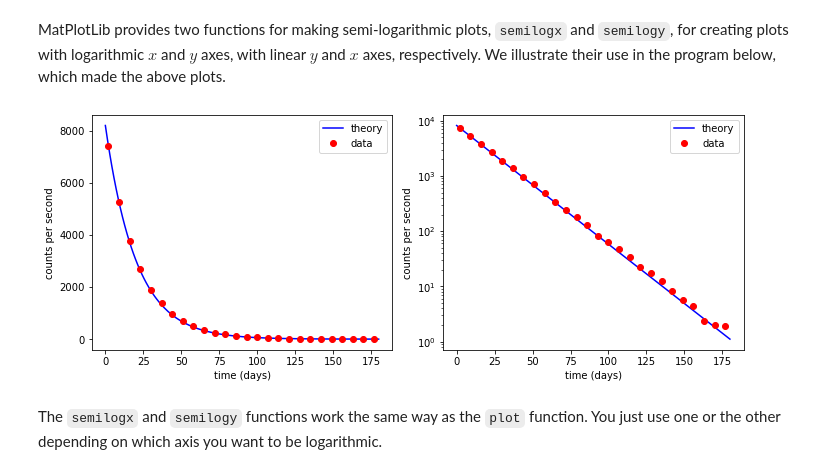
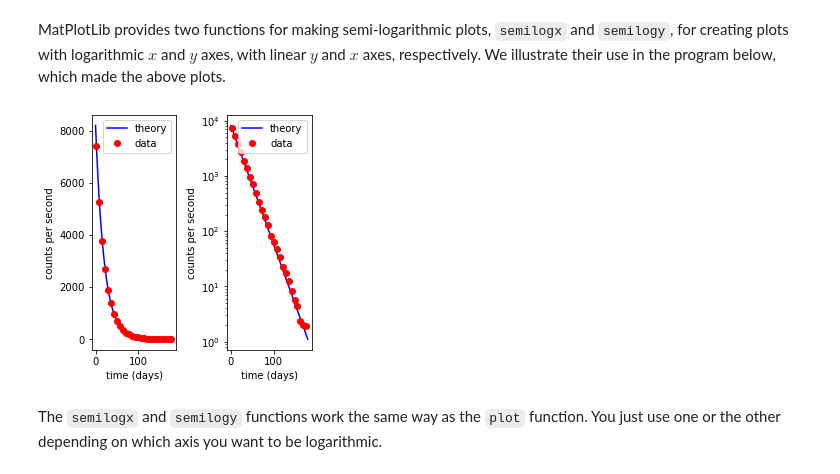
Before and after one commit to mingming-li/SES494-598, a Jupyter notebook: LN012-plotting.ipynb, the cells around one changed output. Saved outputs shown, nothing was run; the diff lists cells and outputs as text; code cells hidden in the pictures.

```diff
--- a/LN012-plotting.ipynb
+++ b/LN012-plotting.ipynb
@@ -388,18 +415,18 @@ N0 = 8200. # Initial count rate (per second)
 t = np.linspace(0, 180, 128)
 N = N0 * np.exp(-t/tau)
 # %%
-plt.figure(1, figsize = (10,4) )
+plt.figure(1, figsize = (4,4) )
 plt.subplot(1, 2, 1)
 plt.plot(t, N, 'b-', label="theory"); plt.plot(time, counts, 'ro', label="data")
 plt.xlabel('time (days)'); plt.ylabel('counts per second')
 plt.legend(loc='upper right')
 plt.subplot(1, 2, 2)
 plt.semilogy(t, N, 'b-', label="theory"); plt.semilogy(time, counts, 'ro', label="data")
 plt.xlabel('time (days)'); plt.ylabel('counts per second')
 plt.legend(loc='upper right')
 plt.tight_layout()
 # %% [output]
-[figure, old version]
+[figure, new version]
 # %% [markdown]
 The `semilogx` and `semilogy` functions work the same way as the `plot` function. You just use one or the other depending on which axis you want to be logarithmic.
 # %% [markdown]
```
Also changed, not shown: parts of 7 cells of this notebook, 5 other files.
